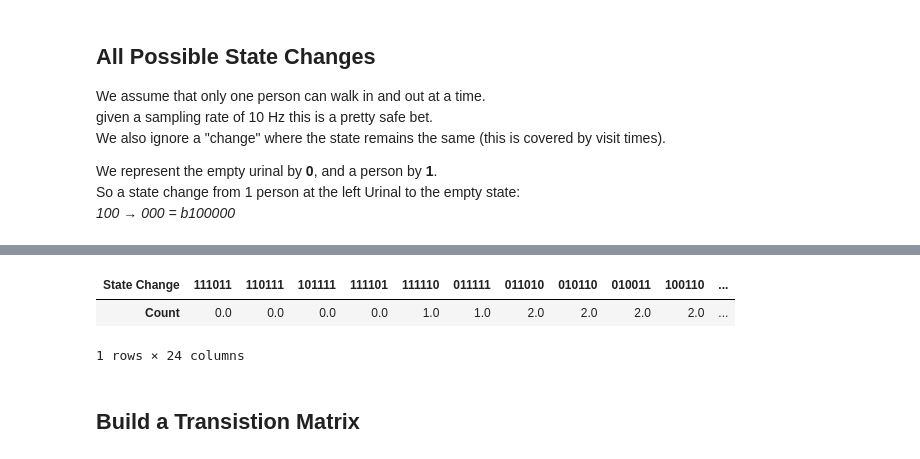
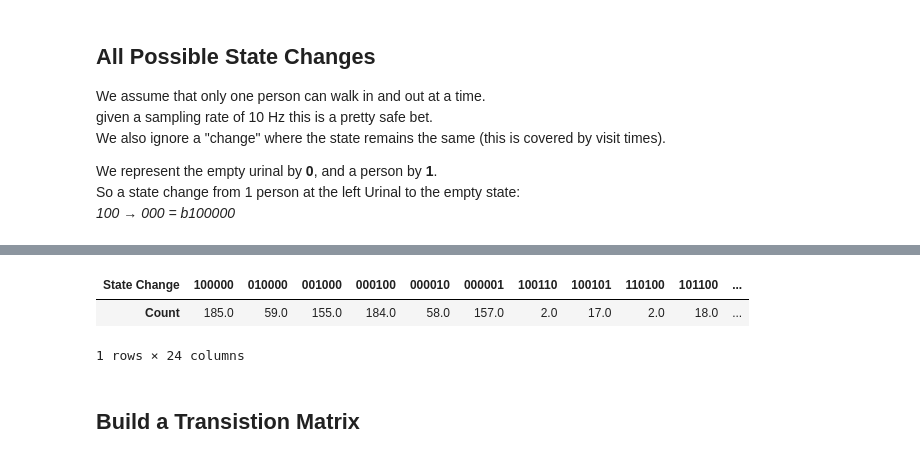
Before and after one commit to AidenRay/Urinal-Rules, a Jupyter notebook: 3 - Data Analysis.ipynb, the cells around one changed output, grey strips where cells are left out. Saved outputs shown, nothing was run; the diff lists cells and outputs as text; code cells hidden in the pictures.

```diff
--- a/3 - Data Analysis.ipynb
+++ b/3 - Data Analysis.ipynb
@@ -448,14 +452,12 @@ for row in stays.iterrows():
     state_change = prev_state + bin(curr_state)[2:].zfill(3)
     state_changes_df.loc[state_change] = state_changes_df.loc[state_change]+1
     prev_state = bin(curr_state)[2:].zfill(3)
-# %%
-total = state_changes_df["Count"].sum()
-global_prob = state_changes_df/total
-state_changes_df.sort_values(by=["Count"]).T
-# %% [output]
-| State Change | 111011 | 110111 | 101111 | 111101 | 111110 | 011111 | 011010 | 010110 | 010011 | 100110 | ... |
-| Count | 0.0 | 0.0 | 0.0 | 0.0 | 1.0 | 1.0 | 2.0 | 2.0 | 2.0 | 2.0 | ... |
-1 rows × 24 columns
+# %%
+state_changes_df.T
+# %% [output]
+| State Change | 100000 | 010000 | 001000 | 000100 | 000010 | 000001 | 100110 | 100101 | 110100 | 101100 | ... |
+| Count | 185.0 | 59.0 | 155.0 | 184.0 | 58.0 | 157.0 | 2.0 | 17.0 | 2.0 | 18.0 | ... |
+1 rows × 24 columns
 # %% [markdown]
 ## Build a Transistion Matrix
 # %%
```
Also changed, not shown: parts of 38 cells of this notebook, 1 other file.
